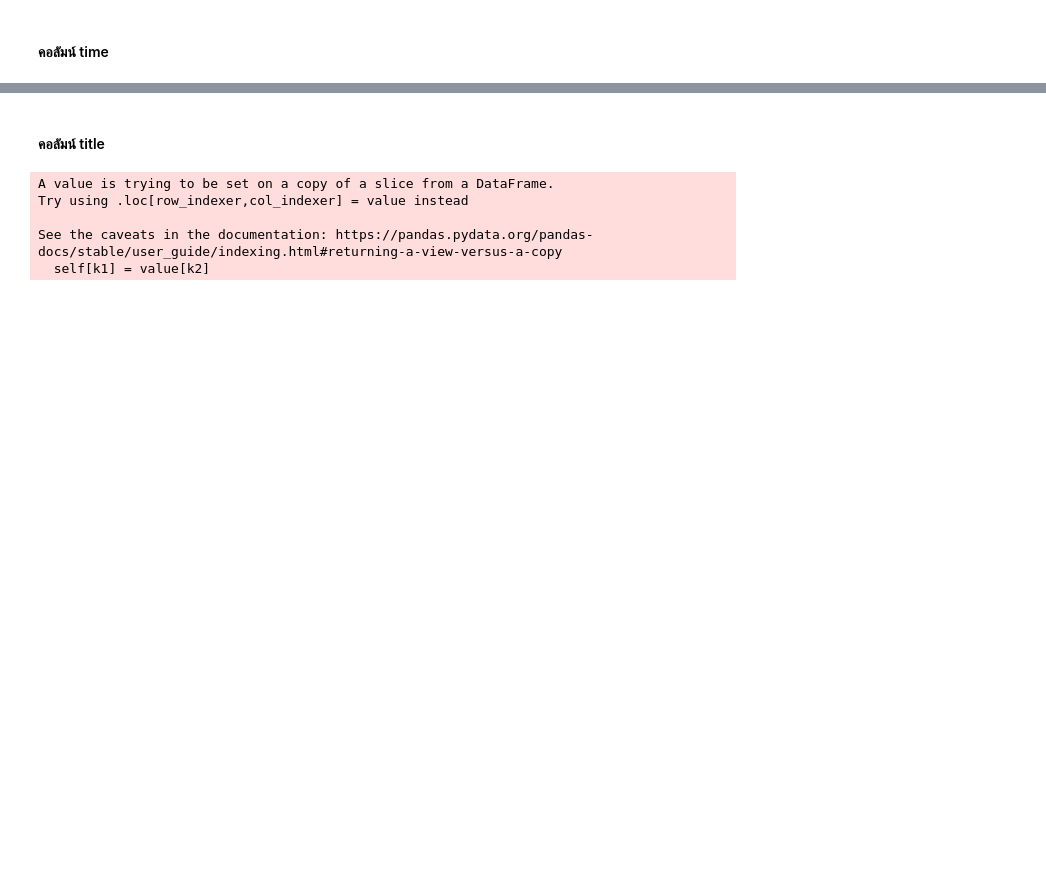
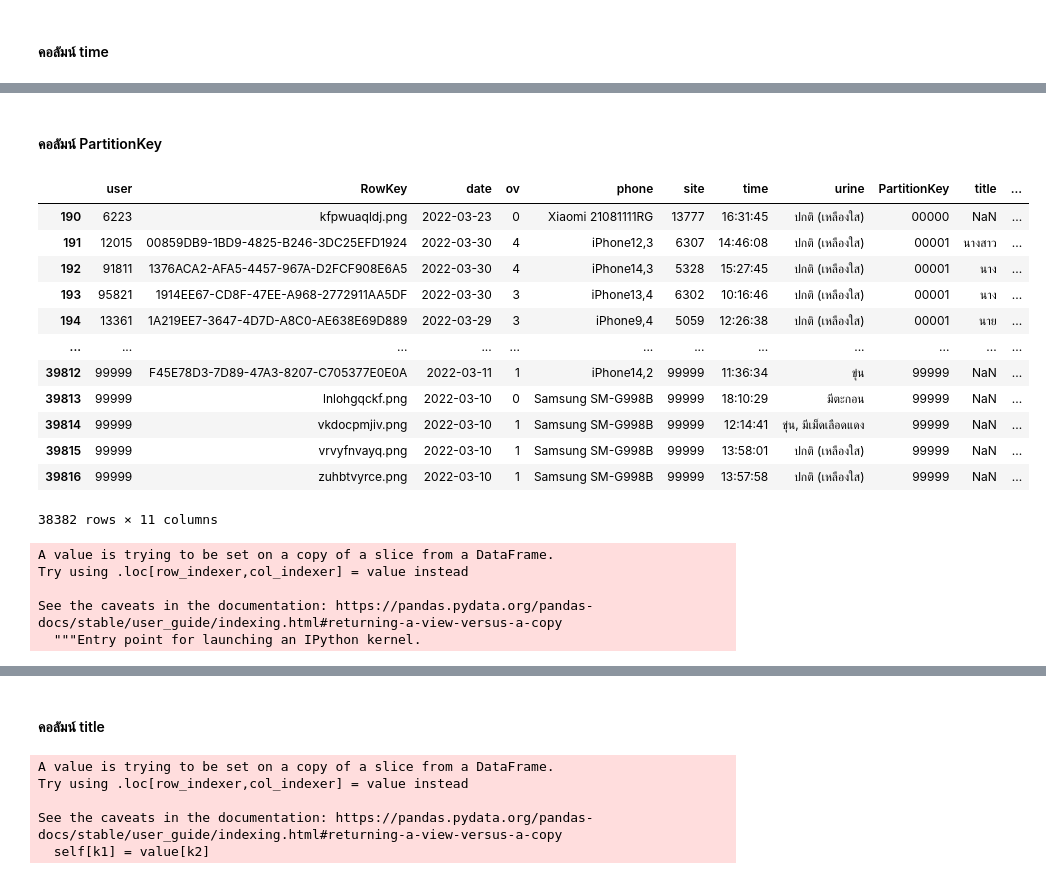
Before and after one commit to Supaporn-Bututham/data_viz_2022, a Jupyter notebook: Final_Exam.ipynb, the cells around one changed output, grey strips where cells are left out. Drawn from its saved outputs; the diff is of its cells as text; code cells hidden in the pictures; blank space fills up the shorter version.

```diff
--- a/Final_Exam.ipynb
+++ b/Final_Exam.ipynb
@@ -257,2 +380,2 @@ Name: time, Length: 38493, dtype: object
 # %%
-alldb_choose['time'] = pd.to_datetime(alldb_choose['time'],format='%H-%M-%S',errors='ignore')
+alldb_choose4['time'] = pd.to_datetime(alldb_choose4['time'],format='%H-%M-%S',errors='ignore') # เปลี่ยนรูปแบบของวันที่ โดยใช้ format='%H-%M-%S',errors='ignore'
@@ -285,0 +405,2 @@ memory usage: 3.6+ MB
+# %%
+alldb_choose4['urine']=alldb_choose4['urine'].astype('string') # เปลี่ยน type ของข้อมูลให้เป็น string
@@ -285,0 +428,30 @@ memory usage: 3.6+ MB
+# %% [markdown]
+#### คอลัมน์ PartitionKey
+# %%
+alldb_choose5 = alldb_choose4[(alldb_choose4['PartitionKey'].astype(str).str.isnumeric())] #เปลี่ยน type ของข้อมูลให้เป็น String
+# %%
+alldb_choose6 = alldb_choose5[(alldb_choose5['PartitionKey'].str.len() == 5)] # เลือกเฉพาะข้อมูลที่มีความยาว 5 แล้วนำไปเก็บไว้ที่ตัวแปร alldb_choose6
+# %%
+alldb_choose6  # แสดงตารางข้อมูล
+# %% [output]
+|  | user | RowKey | date | ov | phone | site | time | urine | PartitionKey | title | ... |
+| 190 | 6223 | kfpwuaqldj.png | 2022-03-23 | 0 | Xiaomi 21081111RG | 13777 | 16:31:45 | ปกติ (เหลืองใส) | 00000 | NaN | ... |
+| 191 | 12015 | 00859DB9-1BD9-4825-B246-3DC25EFD1924 | 2022-03-30 | 4 | iPhone12,3 | 6307 | 14:46:08 | ปกติ (เหลืองใส) | 00001 | นางสาว | ... |
+| 192 | 91811 | 1376ACA2-AFA5-4457-967A-D2FCF908E6A5 | 2022-03-30 | 4 | iPhone14,3 | 5328 | 15:27:45 | ปกติ (เหลืองใส) | 00001 | นาง | ... |
+| 193 | 95821 | 1914EE67-CD8F-47EE-A968-2772911AA5DF | 2022-03-30 | 3 | iPhone13,4 | 6302 | 10:16:46 | ปกติ (เหลืองใส) | 00001 | นาง | ... |
+| 194 | 13361 | 1A219EE7-3647-4D7D-A8C0-AE638E69D889 | 2022-03-29 | 3 | iPhone9,4 | 5059 | 12:26:38 | ปกติ (เหลืองใส) | 00001 | นาย | ... |
+| ... | ... | ... | ... | ... | ... | ... | ... | ... | ... | ... | ... |
+| 39812 | 99999 | F45E78D3-7D89-47A3-8207-C705377E0E0A | 2022-03-11 | 1 | iPhone14,2 | 99999 | 11:36:34 | ขุ่น | 99999 | NaN | ... |
+| 39813 | 99999 | lnlohgqckf.png | 2022-03-10 | 0 | Samsung SM-G998B | 99999 | 18:10:29 | มีตะกอน | 99999 | NaN | ... |
+| 39814 | 99999 | vkdocpmjiv.png | 2022-03-10 | 1 | Samsung SM-G998B | 99999 | 12:14:41 | ขุ่น, มีเม็ดเลือดแดง | 99999 | NaN | ... |
+| 39815 | 99999 | vrvyfnvayq.png | 2022-03-10 | 1 | Samsung SM-G998B | 99999 | 13:58:01 | ปกติ (เหลืองใส) | 99999 | NaN | ... |
+| 39816 | 99999 | zuhbtvyrce.png | 2022-03-10 | 1 | Samsung SM-G998B | 99999 | 13:57:58 | ปกติ (เหลืองใส) | 99999 | NaN | ... |
+38382 rows × 11 columns
+# %%
+alldb_choose6['PartitionKey'] = alldb_choose6['PartitionKey'].astype(int) # เปลี่ยน type ของข้อมูลให้เป็น int
+# %% [output]
+A value is trying to be set on a copy of a slice from a DataFrame.
+Try using .loc[row_indexer,col_indexer] = value instead
+
+See the caveats in the documentation: https://pandas.pydata.org/pandas-docs/stable/user_guide/indexing.html#returning-a-view-versus-a-copy
+  """Entry point for launching an IPython kernel.
```
Also changed, not shown: parts of 106 cells of this notebook.
